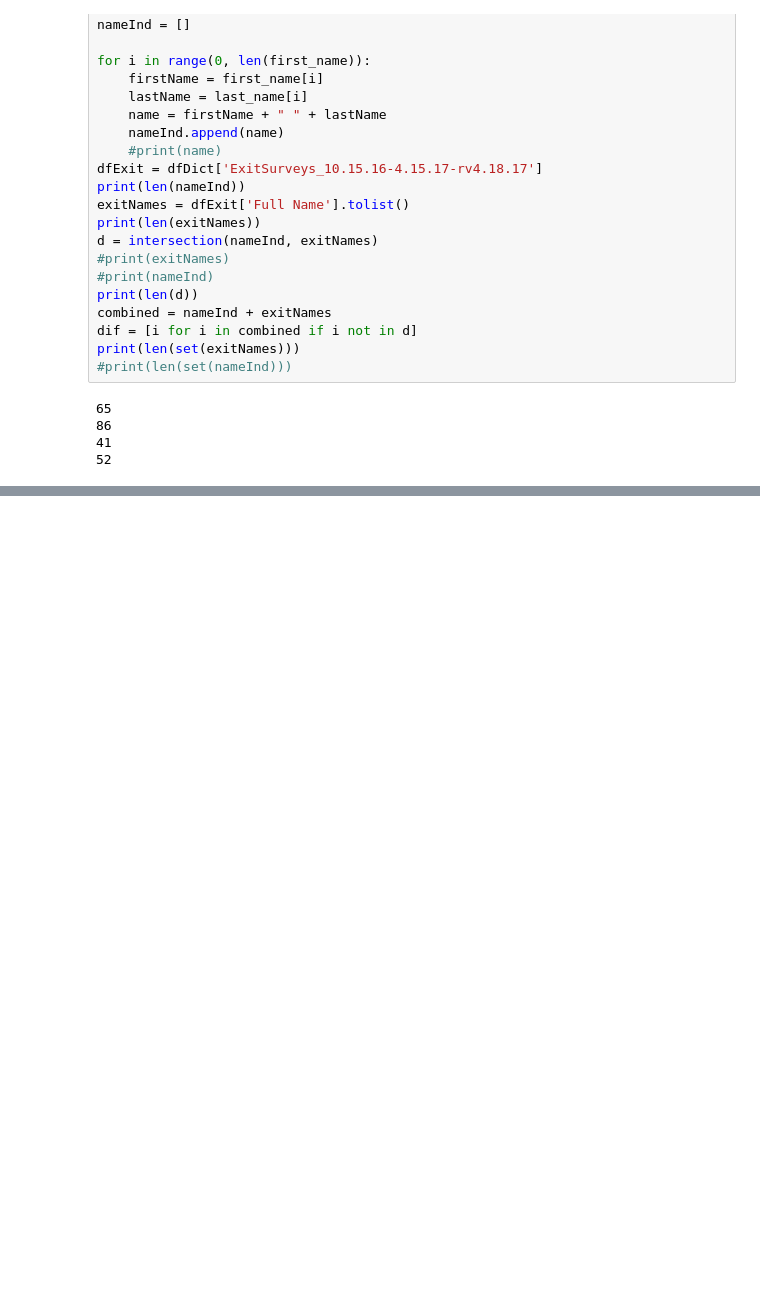
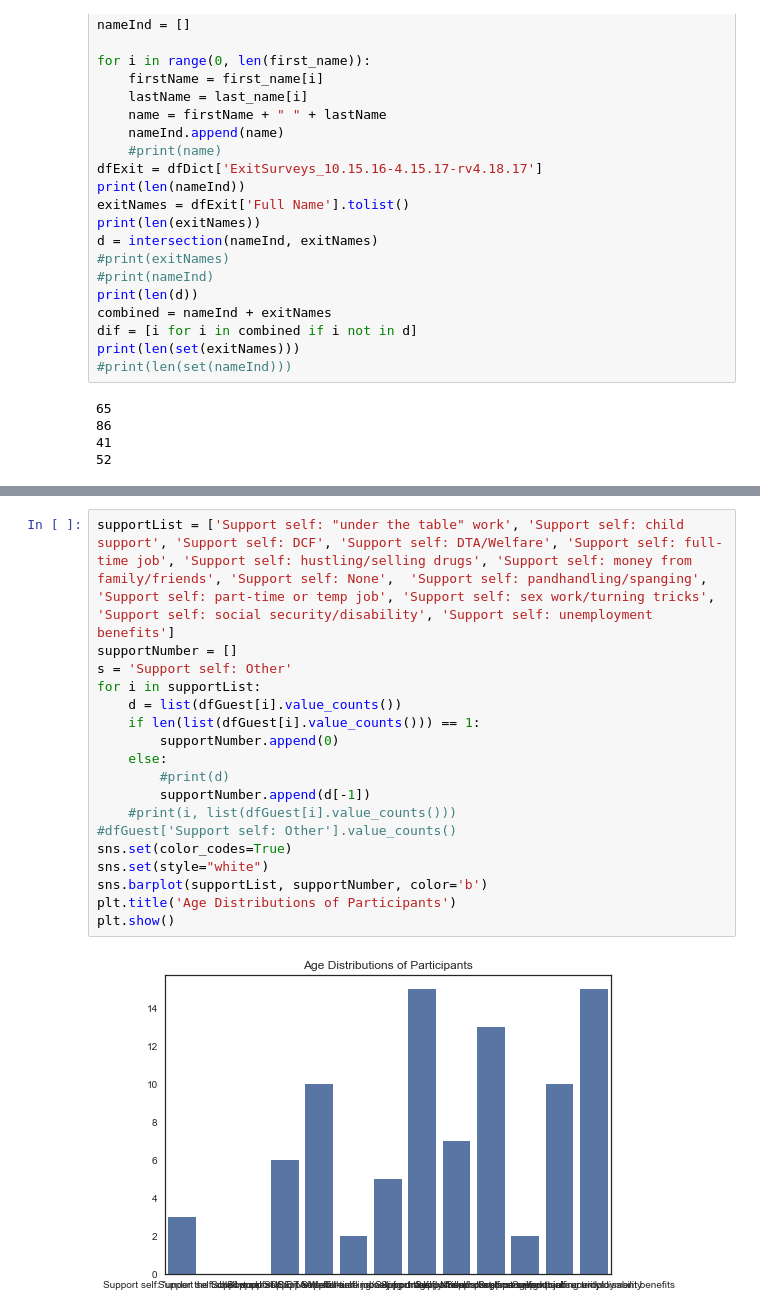
Before and after one commit to moniljhaveri/ec506Project, a Jupyter notebook: Y2YProject.ipynb, the cells around one changed output, grey strips where cells are left out. Drawn from its saved outputs; the diff is of its cells as text; blank space fills up the shorter version.

```diff
--- a/Y2YProject.ipynb
+++ b/Y2YProject.ipynb
@@ -87,0 +153,20 @@ print(len(guestDuplicates))
+# %%
+supportList = ['Support self: "under the table" work', 'Support self: child support', 'Support self: DCF', 'Support self: DTA/Welfare', 'Support self: full-time job', 'Support self: hustling/selling drugs', 'Support self: money from family/friends', 'Support self: None',  'Support self: pandhandling/spanging', 'Support self: part-time or temp job', 'Support self: sex work/turning tricks', 'Support self: social security/disability', 'Support self: unemployment benefits']
+supportNumber = []
+s = 'Support self: Other'
+for i in supportList:
+    d = list(dfGuest[i].value_counts())
+    if len(list(dfGuest[i].value_counts())) == 1:
+        supportNumber.append(0)
+    else:
+        #print(d)
+        supportNumber.append(d[-1])
+    #print(i, list(dfGuest[i].value_counts()))
+#dfGuest['Support self: Other'].value_counts()
+sns.set(color_codes=True)
+sns.set(style="white")
+sns.barplot(supportList, supportNumber, color='b')
+plt.title('Age Distributions of Participants')
+plt.show()
+# %% [output]
+[figure, added]
```
Also changed, not shown: parts of 15 cells of this notebook.
